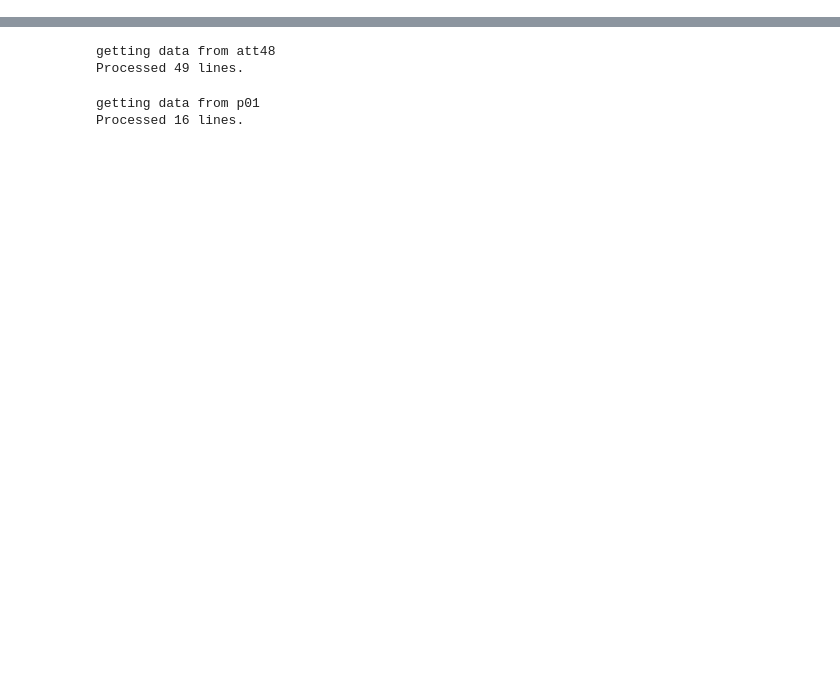
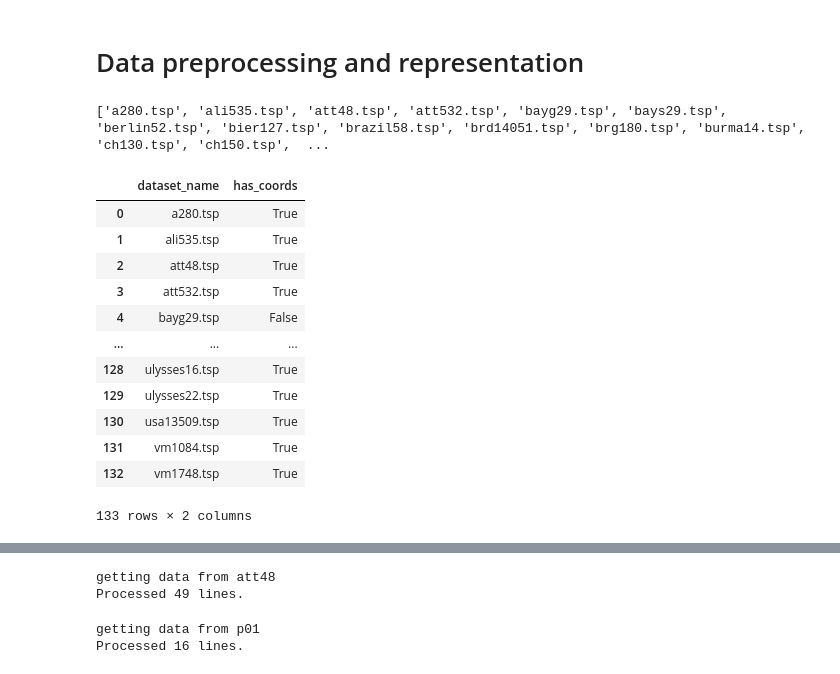
Before and after one commit to juliawiktoria/GA-for-TSP, a Jupyter notebook: ga_for_tsp.ipynb, the cells around one changed output, grey strips where cells are left out. Saved outputs shown, nothing was run; the diff lists cells and outputs as text; code cells hidden in the pictures; blank space fills up the shorter version.

```diff
--- a/ga_for_tsp.ipynb
+++ b/ga_for_tsp.ipynb
@@ -6,0 +8,40 @@ import numpy as np
+# %% [markdown]
+# Data preprocessing and representation
+# %%
+with open('/content/drive/MyDrive/tsp/tsp_info/tsp_names.txt') as file:
+    tsp_file_names = [line.rstrip() for line in file]
+# %%
+print(tsp_file_names)
+# %% [output]
+['a280.tsp', 'ali535.tsp', 'att48.tsp', 'att532.tsp', 'bayg29.tsp', 'bays29.tsp', 'berlin52.tsp', 'bier127.tsp', 'brazil58.tsp', 'brd14051.tsp', 'brg180.tsp', 'burma14.tsp', 'ch130.tsp', 'ch150.tsp',  ...
+# %%
+datasets_coord_flags = pd.DataFrame(columns=['dataset_name', 'has_coords'])
+# %%
+coords_substring = 'NODE_COORD_SECTION'
+
+for filename in tsp_file_names:
+    path = '/content/drive/MyDrive/tsp/tsp_problems/{}'.format(filename)
+    with open(path, 'r') as opened_file:
+        has_coords = False
+
+        if coords_substring in contents:
+            has_coords = True
+
+        new_row = [filename, has_coords]
+        datasets_coord_flags.loc[len(datasets_coord_flags)] = new_row
+# %%
+datasets_coord_flags
+# %% [output]
+|  | dataset_name | has_coords |
+| 0 | a280.tsp | True |
+| 1 | ali535.tsp | True |
+| 2 | att48.tsp | True |
+| 3 | att532.tsp | True |
+| 4 | bayg29.tsp | False |
+| ... | ... | ... |
+| 128 | ulysses16.tsp | True |
+| 129 | ulysses22.tsp | True |
+| 130 | usa13509.tsp | True |
+| 131 | vm1084.tsp | True |
+| 132 | vm1748.tsp | True |
+133 rows × 2 columns
```
Also changed, not shown: parts of 22 cells of this notebook.
